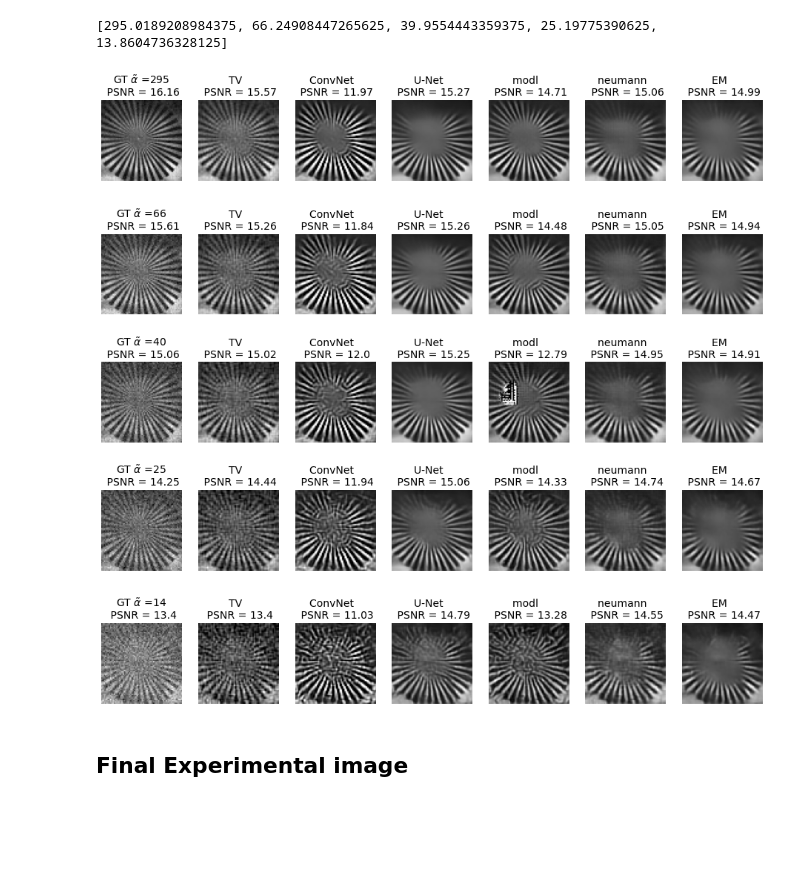
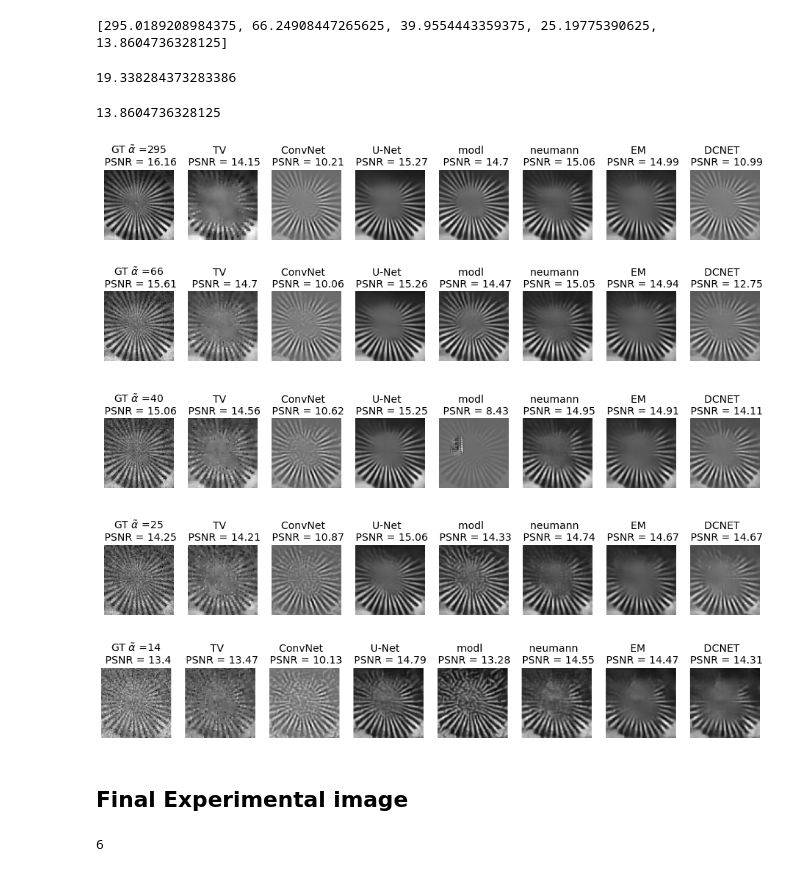
Before and after one commit to openspyrit/spyrit-examples, a Jupyter notebook: 2021_TCI/tci_expe_data.ipynb, the cells around one changed output. Saved outputs shown, nothing was run; the diff lists cells and outputs as text; code cells hidden in the pictures; blank space fills up the shorter version.

```diff
--- a/2021_TCI/tci_expe_data.ipynb
+++ b/2021_TCI/tci_expe_data.ipynb
@@ -530,7 +655,8 @@ titles_expe = ["noObjectD_1_0.0_variance", "noObjectD_1_0.3_02_variance"]+\
               ["noObjectD_1_0.3_01_variance", "noObjectD_1_0.6_variance"]+\
               ["noObjectD_1_1.0_variance", "noObjectD_1_1.3_variance"]
 
-channel = 548;
+# channel = 548;
+channel = 500;
 
 nflip = [1 for i in range(len(titles_expe))];
 expe_data = [expe_root+titles_expe[i] for i in range(len(titles_expe))];
@@ -776,8 +924,13 @@ N0 = 50
 even_index = range(0,2*CR,2);
 uneven_index = range(1,2*CR,2);
 
-Pmat = np.dot(Perm,H);
-H_k = Pmat[:CR,:];
+# Pmat = np.dot(Perm,H);
+# H_k = Pmat[:CR,:];
+
+H_k = img_size*np.dot(Perm,H);
+Pmat = H_k[:CR,:];
+Sigma_i = np.dot(np.transpose(H),np.dot(Cov_had,H))
+Sigma_1_2 = Inverse_square_root(Sigma_i);
 # %%
 net_arch = 2
 model_root = '../../models/TCI/Unet/'; #  Path to model saving files
@@ -940,3 +1093,13 @@ noiCompNet(
   )
   (max): MaxPool2d(kernel_size=64, stride=64, padding=0, dilation=1, ceil_mode=False)
 )
+# %%
+net_arch = 0
+model_root = '../../models/TCI/Unet/'; #  Path to model saving files
+title_6 = model_root+"DCONV_c0mp_N0_10_sig_0_Denoi_N_64_M_2048_epo_40_lr_0.001_sss_10_sdr_0.5_bs_64_reg_1e-07"
+denoi_6 = DConvNet();
+model_6 = DenoiCompNet(img_size, CR, Mean_had, Cov_had, net_arch, N0, sig, H, denoi=denoi_6);
+model_6.Pinv.weight.requires_grad = False; # Pinv isn't used for training or testing, so it has no impact anyway.
+model_6 = model_6.to(device);
+load_net(title_6, model_6);
+model_6.eval()
@@ -986,7 +1171,7 @@ print(max_list)
 %matplotlib inline
 plt.rcParams['figure.figsize'] = [30, 10]
 
-titles = ["GT", "TV", "ConvNet", "U-Net", "modl", "neumann", "EM"]
+titles = ["GT", "TV", "ConvNet", "U-Net", "modl", "neumann", "EM", "DCNET"]
 
 title_lists = [];
 Additional_info = [[r"$\tilde{\alpha}$ ="+"{}".format(int(round(max_list[i]))) if j==0 else "" for j in range(len(titles))] for i in range (len(max_list))]
@@ -1001,10 +1186,13 @@ with torch.no_grad():
         x_Modl = model_2.forward_reconstruct_expe(1/K*m_list[i],1,1, img_size, img_size);
         x_neu = model_3.forward_reconstruct_expe(1/K*m_list[i],1,1, img_size, img_size);
         x_EM_net = model_4.forward_reconstruct_expe(m_list[i],1,1, img_size, img_size, C, s, K);
+        x_DCNET = model_6.forward_reconstruct_expe(m_list[i],1,1, img_size, img_size, C, s, K);
 
         m = torch2numpy(m_list[i][0,0,even_index] - m_list[i][0,0,uneven_index]);
-        alpha_est = np.amax(np.dot(np.dot(np.transpose(H_k), np.linalg.inv(np.dot(H_k, np.transpose(H_k)))),m));
-        x_tv = batch_TV(m_list[i], 1, 1, img_size, H_k, alpha_est, mu = 1, lamda = [0.05, 0.05]).to(device);
+        alpha_est = np.amax(np.dot(np.dot(np.transpose(Pmat), np.linalg.inv(np.dot(Pmat, np.transpose(Pmat)))),m));
+        # x_tv = batch_TV(m_list[i], 1, 1, img_size, H_k, alpha_est, mu = 1, lamda = [0.05, 0.05]).to(device);
+        m = m_list[i][0,0,:].view(1,1,2*CR);
+        x_tv = batch_EM_TV(m, 1, 1, img_size, Pmat, alpha_est, Sigma_i, Sigma_1_2 = Sigma_1_2).to(device);
 #         x_TV = batch_TV(m_list[i], 1, 1, img_size, H_k, alpha_est, mu = 1, lamda = [0.05, 0.05]).to(device);
 
         gt = torch.Tensor(GT[i]).to(device);
@@ -1016,10 +1204,12 @@ with torch.no_grad():
         list_outs.append(x_Modl);
         list_outs.append(x_neu);
         list_outs.append(x_EM_net);
+        list_outs.append(x_DCNET);
+
         for j in range(len(list_outs)-1):
             inp =  list_outs[j+1];
-            inp[inp>1.3] = 1.3;
-            inp[inp<-1.3] = -1.3;
+            #inp[inp>1.3] = 1.3;
+            #inp[inp<-1.3] = -1.3;
             list_outs[j+1]= inp;
         output = torch.stack(list_outs, axis = 1);
 
@@ -1035,27 +1225,39 @@ with torch.no_grad():
 #             print(Additional_info[i][j])
 #             print(psnr_[j])
         title_lists.append(["{} {} \n PSNR = {}".format(titles[j],Additional_info[i][j], round(psnr_[j],2)) for j in range(len(titles))]);
+# %%
+alpha_est
+# %% [output]
+19.338284373283386
+# %%
+max_list[-1]
+# %% [output]
+13.8604736328125
 # %%
 %matplotlib inline
 plt.rcParams['figure.figsize'] = [30, 10]
-nb_disp_frames =7;
+nb_disp_frames =8;
 o3 = outputs;
 t3 = title_lists;
 #compare_video_frames(outputs, nb_disp_frames, title_lists);
 outputs_0 = outputs[:1];
 outputs_1 = outputs[1:4];
 outputs_2 = outputs[4:];
 title_lists_0 = title_lists[:1];
 title_lists_1 = title_lists[1:4];
 title_lists_2 = title_lists[4:];
 
 compare_video_frames(outputs_0, nb_disp_frames, title_lists_0);
 compare_video_frames(outputs_1, nb_disp_frames, title_lists_1);
 compare_video_frames(outputs_2, nb_disp_frames, title_lists_2);
 # %% [output]
-[figure, old version]
+[figure, new version]
-[figure, old version]
+[figure, new version]
-[figure, old version]
+[figure, new version]
 # %% [markdown]
 ## Final Experimental image
+# %%
+len(o1)
+# %% [output]
+6
 # %%
```
Also changed, not shown: parts of 16 cells of this notebook, 4 other files.
